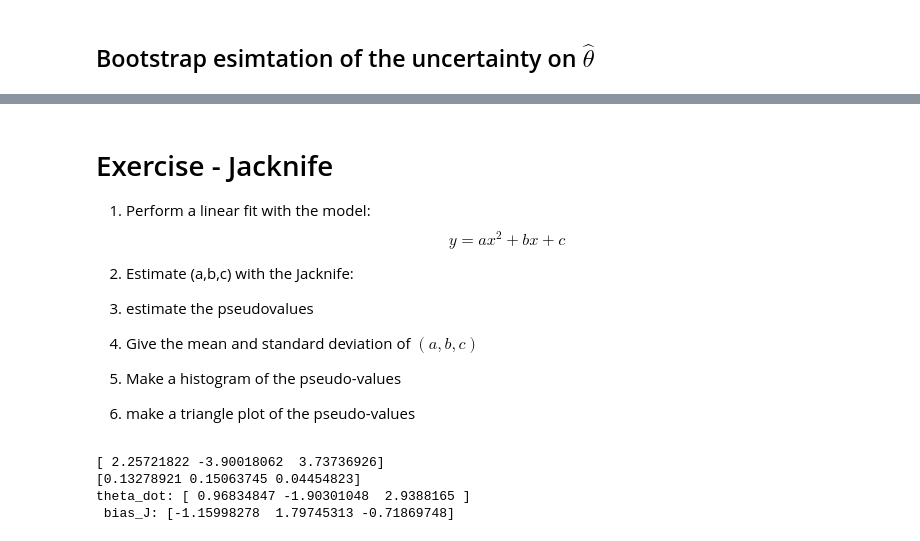
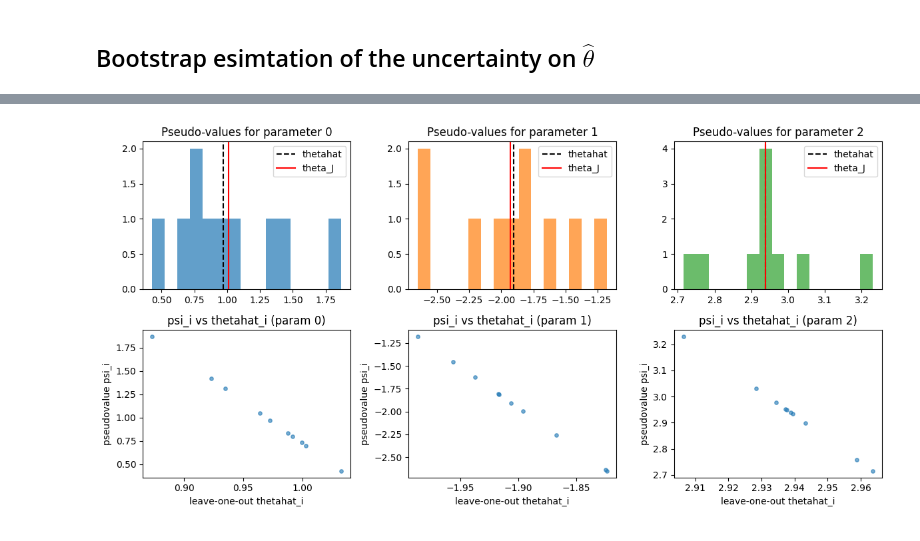
Before and after one commit to blhuillier/2025B_AstroDataAnalysis, a Jupyter notebook: Notebooks/Chap_7_Resampling.ipynb, the cells around one changed output, grey strips where cells are left out. Saved outputs shown, nothing was run; the diff lists cells and outputs as text; code cells hidden in the pictures.

Commit message:
update Resampling exercises

```diff
--- a/Notebooks/Chap_7_Resampling.ipynb
+++ b/Notebooks/Chap_7_Resampling.ipynb
@@ -139,11 +241,0 @@ Text(0, 0.5, '$\\hat{c}$')
-# %% [markdown]
-# Exercise - Jacknife
-
-1. Perform a linear fit with the model:
-$$y = ax^2 + b x + c$$
-
-2. Estimate (a,b,c) with the Jacknife:
-  1. estimate the pseudovalues
-  2. Give the mean and standard deviation of $(a,b,c)$
-  2. Make a histogram of the pseudo-values
-  2. make a triangle plot of the pseudo-values
@@ -167,17 +242,18 @@ $$y = ax^2 + b x + c$$
-# %%
-
-theta_J = psistar.mean(axis=0)
-print (theta_J)
-# print (thetahat_i.std(axis=0)/np.sqrt(NN))
-var_J = ((psistar-theta_J)**2).sum(axis=0) / (NN*(NN-1))
-print (np.sqrt(var_J))
-
-theta_dot = thetahat_i.mean(axis=0)
-print (f"theta_dot: {theta_dot}")
-bias_J = (NN-1)* (theta_dot - thetahat)
-print (f" bias_J: {bias_J}")
-# %% [output]
-[ 2.25721822 -3.90018062  3.73736926]
-[0.13278921 0.15063745 0.04454823]
-theta_dot: [ 0.96834847 -1.90301048  2.9388165 ]
- bias_J: [-1.15998278  1.79745313 -0.71869748]
+# %%
+# Visualize pseudovalues (jackknife) and leave-one-out estimates
+fig, axes = plt.subplots(2,3, figsize=(12,6))
+for i in range(3):
+    ax = axes[0,i]
+    ax.hist(psistar[:,i], bins=15, alpha=0.7, color=mycols[i])
+    ax.axvline(thetahat[i], color='k', linestyle='--', label='thetahat')
+    ax.axvline(theta_J[i], color='r', linestyle='-', label='theta_J')
+    ax.set_title(f'Pseudo-values for parameter {i}')
+    ax.legend()
+    ax = axes[1,i]
+    ax.scatter(thetahat_i[:,i], psistar[:,i], s=15, alpha=0.6)
+    ax.set_xlabel('leave-one-out thetahat_i')
+    ax.set_ylabel('pseudovalue psi_i')
+    ax.set_title(f'psi_i vs thetahat_i (param {i})')
+plt.tight_layout()
+# %% [output]
+[figure, added]
```
Also changed, not shown: parts of 15 cells of this notebook.
